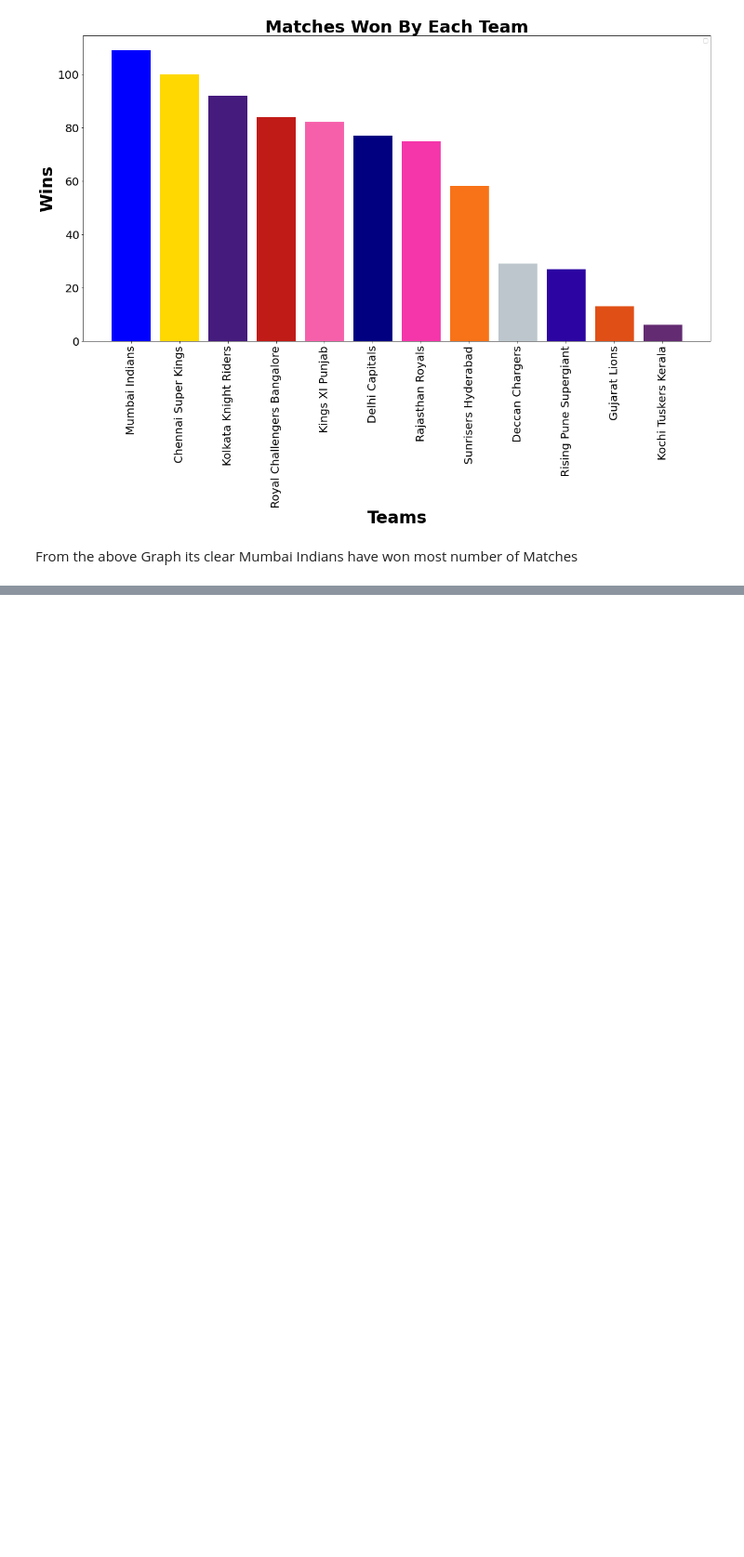
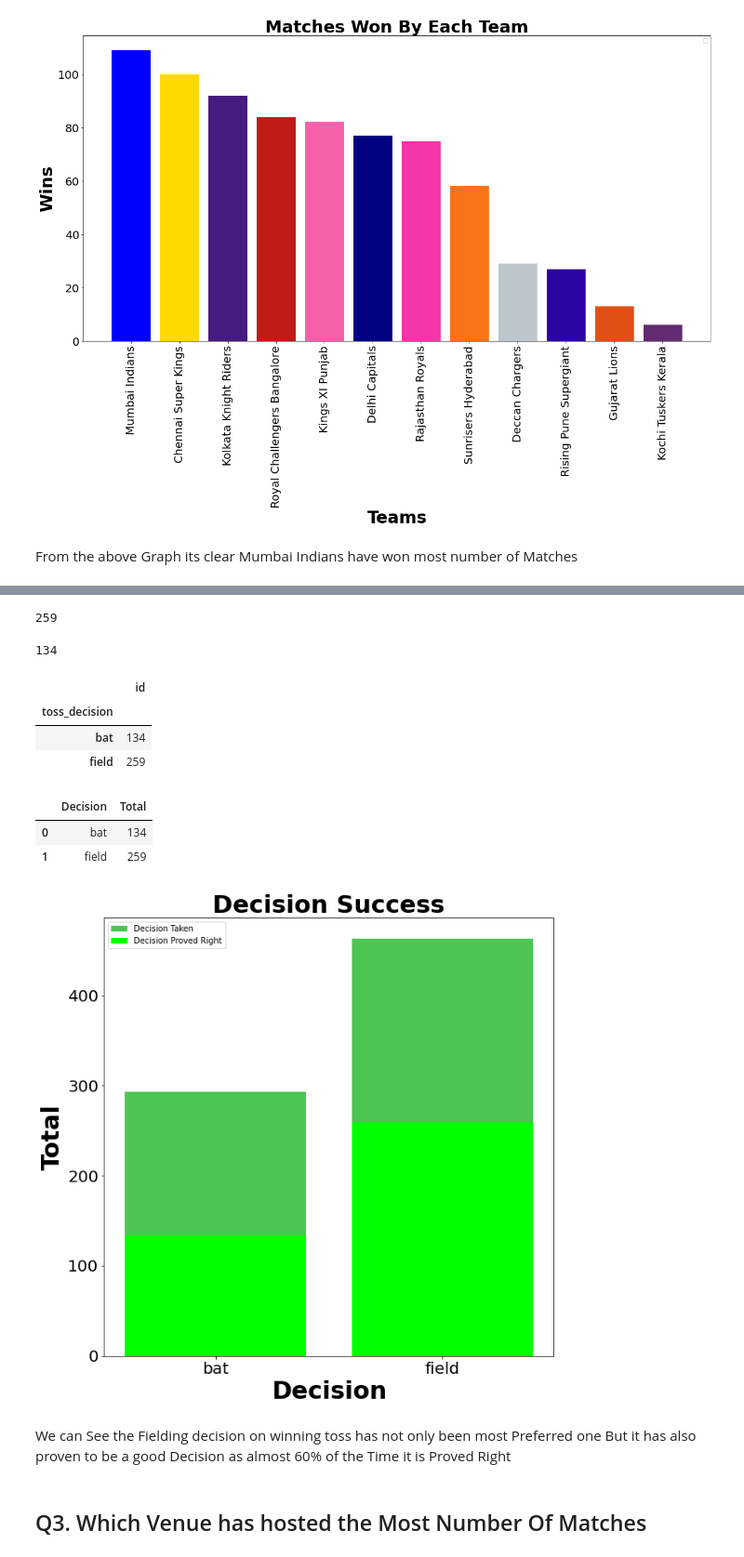
Before and after one commit to shaneydv/IPL-Data-Analysis, a Jupyter notebook: ipl_data_analysis.ipynb, the cells around one changed output, grey strips where cells are left out. Shown: that part at 93% size. Drawn from its saved outputs; the diff is of its cells as text; code cells hidden in the pictures; blank space fills up the shorter version.

```diff
--- a/ipl_data_analysis.ipynb
+++ b/ipl_data_analysis.ipynb
@@ -475,0 +478,47 @@ The Most Preferred Decision After Winning Toss in the IPL Until 2019 has been "C
+# %%
+field_df = ipl_df.loc[(ipl_df['toss_winner'] == ipl_df['winner']) & (ipl_df['toss_decision'] == 'field'), ['id', 'winner','toss_decision']]
+# %%
+field_df.winner.count()
+# %% [output]
+259
+# %%
+bat_df = ipl_df.loc[(ipl_df['toss_winner'] == ipl_df['winner']) & (ipl_df['toss_decision'] == 'bat'), ['id', 'winner','toss_decision']]
+# %%
+bat_df.winner.count()
+# %% [output]
+134
+# %%
+frames = [bat_df, field_df]
+result_df = pd.concat(frames)
+result_df = result_df.groupby('toss_decision')[['id']].count()
+result_df
+# %% [output]
+|  | id |
+| toss_decision |  |
+| bat | 134 |
+| field | 259 |
+# %%
+#As from Earlier Analysis we know out of 756 Toss that were tossed (2008 - 2019) "463 times toss winning Team Choose to Field First" and only "293 Times batting was choosen"
+# Now Lets Plot the New Understanding Regarding the Success of these decisions
+result_df = result_df.sort_values('id').reset_index()
+result_df.rename(columns={'id':'Total','toss_decision':'Decision'},inplace=True)
+result_df
+# %% [output]
+|  | Decision | Total |
+| 0 | bat | 134 |
+| 1 | field | 259 |
+# %%
+plt.figure(figsize=(10,10))
+plt.title("Decision Success",fontweight='bold',fontsize=30)
+plt.xlabel('Decision',fontweight='bold',fontsize=30)
+plt.ylabel('Total',fontweight='bold',fontsize=30)
+plt.tick_params(labelsize=20)
+plt.bar(decision_df.Decision, decision_df.Total, color=['#4CC552','#4CC552']);
+plt.bar(result_df.Decision, result_df.Total, color=['#00FF00','#00FF00']);
+plt.legend(['Decision Taken','Decision Proved Right']);
+# %% [output]
+[figure, added]
+# %% [markdown]
+We can See the Fielding decision on winning toss has not only been most Preferred one But it has also proven to be a good Decision as almost 60% of the Time it is Proved Right
+# %% [markdown]
+## Q3. Which Venue has hosted the Most Number Of Matches
```
Also changed, not shown: parts of 47 cells of this notebook.
